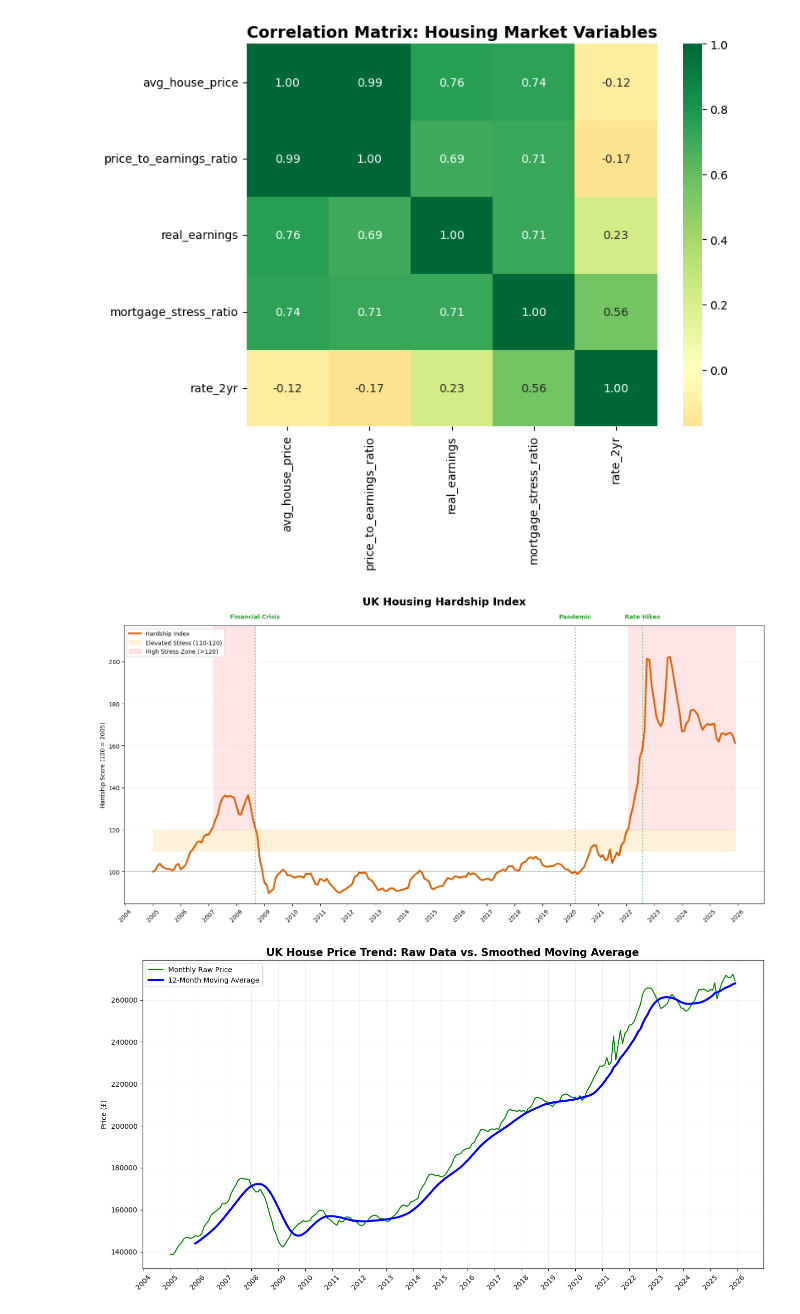
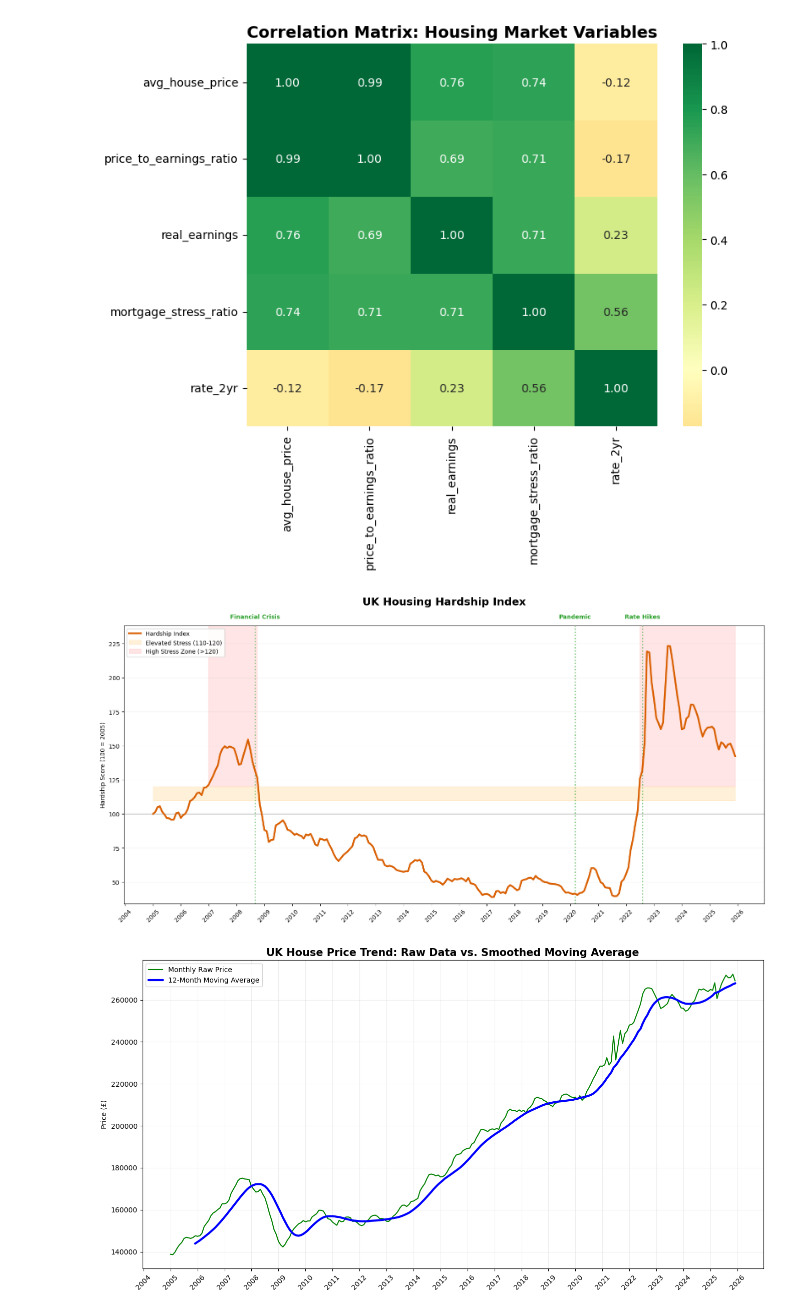
Before and after one commit to Nalyan-Beytula/Data-Science, a Jupyter notebook: UK_Housing_Prices_Mortgage_Affordability.ipynb, the cells around one changed output. Saved outputs shown, nothing was run; the diff lists cells and outputs as text; code cells hidden in the pictures.

```diff
--- a/UK_Housing_Prices_Mortgage_Affordability.ipynb
+++ b/UK_Housing_Prices_Mortgage_Affordability.ipynb
@@ -254,6 +288,13 @@ plt.show()
 # %% [output]
 [figure]
 # %%
+# 1. Calculate the Hardship Index
+master_data['hardship_index'] = (master_data['avg_house_price'] * (master_data['rate_2yr'] / 100)) / master_data['real_earnings']
+
+# 2. Normalize it so 2005 equals 100 (as per your Y-axis label)
+base_year_val = master_data.loc[master_data['date'].dt.year == 2005, 'hardship_index'].mean()
+master_data['hardship_index'] = (master_data['hardship_index'] / base_year_val) * 100
+
 plt.figure(figsize=(16, 8))
 
 # 1. The Core Line
@@ -281,34 +322,34 @@ events = {
 for date_str, label in events.items():
     event_date = pd.to_datetime(date_str)
     if event_date > master_data['date'].min():
         # Green dotted vertical line
         plt.axvline(event_date, color='#2ca02c', linestyle=':', alpha=0.6, linewidth=2, zorder=3)
 
         # Horizontal Green Text at the very top (y=1.02)
         plt.text(event_date, 1.02, label,
                  transform=ax.get_xaxis_transform(),
                  rotation=0,
                  verticalalignment='bottom',
                  horizontalalignment='center',
                  fontsize=10,
                  color='#2ca02c',
                  fontweight='bold')
 
 # 4. Axis Formatting
 ax.xaxis.set_major_locator(mdates.YearLocator())
 ax.xaxis.set_major_formatter(mdates.DateFormatter('%Y'))
 plt.xticks(rotation=45)
 
 plt.ylim(master_data['hardship_index'].min() - 5, master_data['hardship_index'].max() + 15)
 
 plt.title('UK Housing Hardship Index', fontsize=18, fontweight='bold', pad=35)
 plt.ylabel('Hardship Score (100 = 2005)')
 plt.grid(True, axis='y', alpha=0.15)
 plt.legend(loc='upper left', frameon=True, facecolor='white', framealpha=0.9)
 plt.tight_layout()
 plt.show()
 # %% [output]
-[figure, old version]
+[figure, new version]
 # %%
 # 1. Calculate the 12-month rolling average
 master_data['price_trend_smooth'] = master_data['avg_house_price'].rolling(window=12).mean()
```
Also changed, not shown: parts of 5 cells of this notebook.
